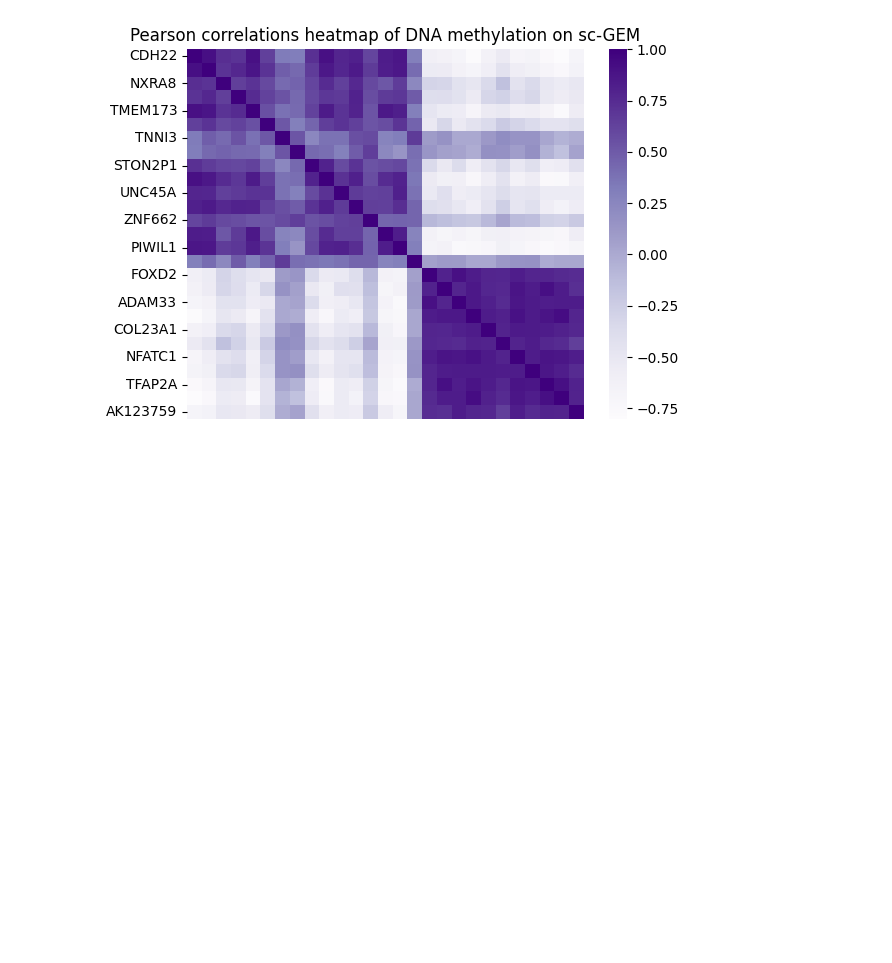
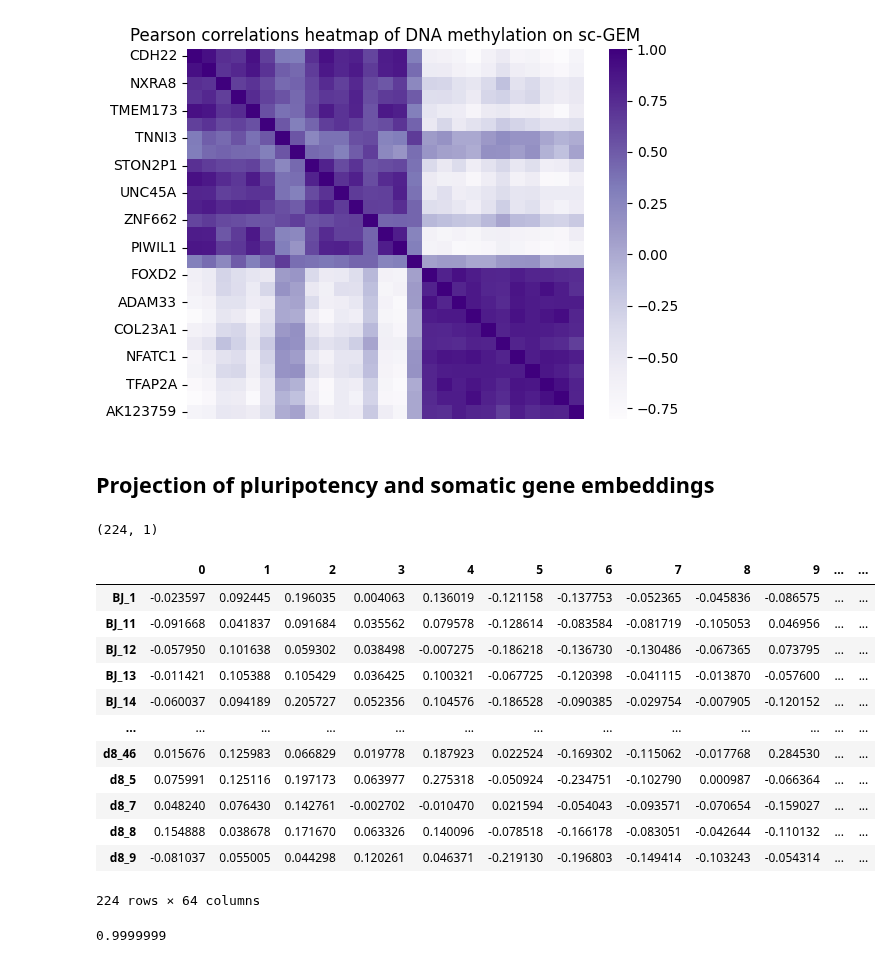
Before and after one commit to congfeng4/SCOIT, a Jupyter notebook: tutorial/sc_GEM.ipynb, the cells around one changed output. Saved outputs shown, nothing was run; the diff lists cells and outputs as text; code cells hidden in the pictures; blank space fills up the shorter version.

```diff
--- a/tutorial/sc_GEM.ipynb
+++ b/tutorial/sc_GEM.ipynb
@@ -160,3 +160,5 @@ plt.title('Pearson correlations heatmap of DNA methylation on sc-GEM')
 # %% [output]
 Text(0.5, 1.0, 'Pearson correlations heatmap of DNA methylation on sc-GEM')
 [figure]
+# %% [markdown]
+## Projection of pluripotency and somatic gene embeddings
@@ -162,0 +185,27 @@ Text(0.5, 1.0, 'Pearson correlations heatmap of DNA methylation on sc-GEM')
+# %%
+cell_norms = np.linalg.norm(cell_embeddings, axis=1).reshape((-1, 1))
+
+cell_norms.shape
+# %% [output]
+(224, 1)
+# %%
+cell_df = pd.DataFrame(cell_embeddings / cell_norms, index=cell_names)
+cell_df
+# %% [output]
+|  | 0 | 1 | 2 | 3 | 4 | 5 | 6 | 7 | 8 | 9 | ... | ... |
+| BJ_1 | -0.023597 | 0.092445 | 0.196035 | 0.004063 | 0.136019 | -0.121158 | -0.137753 | -0.052365 | -0.045836 | -0.086575 | ... | ... |
+| BJ_11 | -0.091668 | 0.041837 | 0.091684 | 0.035562 | 0.079578 | -0.128614 | -0.083584 | -0.081719 | -0.105053 | 0.046956 | ... | ... |
+| BJ_12 | -0.057950 | 0.101638 | 0.059302 | 0.038498 | -0.007275 | -0.186218 | -0.136730 | -0.130486 | -0.067365 | 0.073795 | ... | ... |
+| BJ_13 | -0.011421 | 0.105388 | 0.105429 | 0.036425 | 0.100321 | -0.067725 | -0.120398 | -0.041115 | -0.013870 | -0.057600 | ... | ... |
+| BJ_14 | -0.060037 | 0.094189 | 0.205727 | 0.052356 | 0.104576 | -0.186528 | -0.090385 | -0.029754 | -0.007905 | -0.120152 | ... | ... |
+| ... | ... | ... | ... | ... | ... | ... | ... | ... | ... | ... | ... | ... |
+| d8_46 | 0.015676 | 0.125983 | 0.066829 | 0.019778 | 0.187923 | 0.022524 | -0.169302 | -0.115062 | -0.017768 | 0.284530 | ... | ... |
+| d8_5 | 0.075991 | 0.125116 | 0.197173 | 0.063977 | 0.275318 | -0.050924 | -0.234751 | -0.102790 | 0.000987 | -0.066364 | ... | ... |
+| d8_7 | 0.048240 | 0.076430 | 0.142761 | -0.002702 | -0.010470 | 0.021594 | -0.054043 | -0.093571 | -0.070654 | -0.159027 | ... | ... |
+| d8_8 | 0.154888 | 0.038678 | 0.171670 | 0.063326 | 0.140096 | -0.078518 | -0.166178 | -0.083051 | -0.042644 | -0.110132 | ... | ... |
+| d8_9 | -0.081037 | 0.055005 | 0.044298 | 0.120261 | 0.046371 | -0.219130 | -0.196803 | -0.149414 | -0.103243 | -0.054314 | ... | ... |
+224 rows × 64 columns
+# %%
+np.sum(cell_df.iloc[0, :].values ** 2) # Cell embeddings normalized.
+# %% [output]
+0.9999999
```
Also changed, not shown: parts of 14 cells of this notebook.
